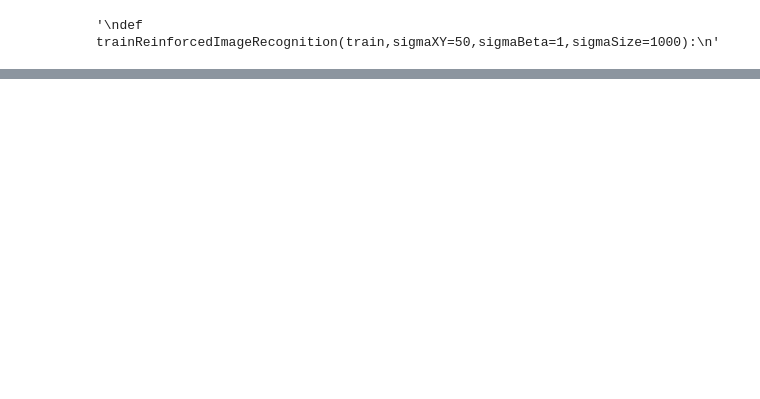
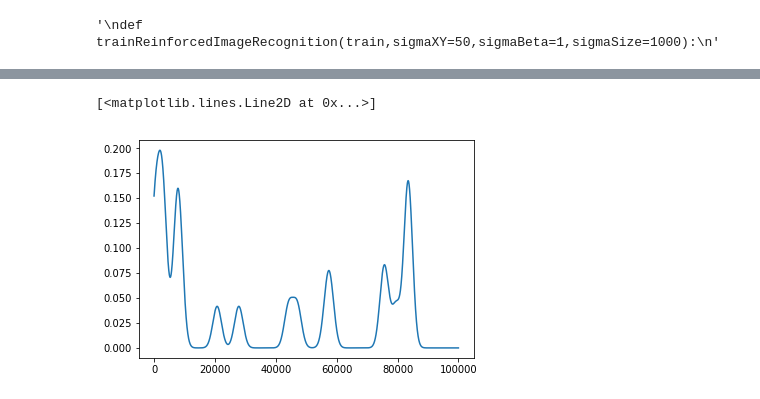
Before and after one commit to lucasRemera/Scrap, a Jupyter notebook: winescrap.ipynb, the cells around one changed output, grey strips where cells are left out. Cells and saved outputs as stored; diff of their text form; code cells hidden in the pictures; blank space fills up the shorter version.

```diff
--- a/winescrap.ipynb
+++ b/winescrap.ipynb
@@ -811,0 +834,5 @@ array([0.])
+# %%
+plt.plot(trainCopy["x_size_train"],trainCopy["y_size_train"])
+# %% [output]
+[<matplotlib.lines.Line2D at 0x...>]
+[figure, added]
```
Also changed, not shown: parts of 10 cells of this notebook.
